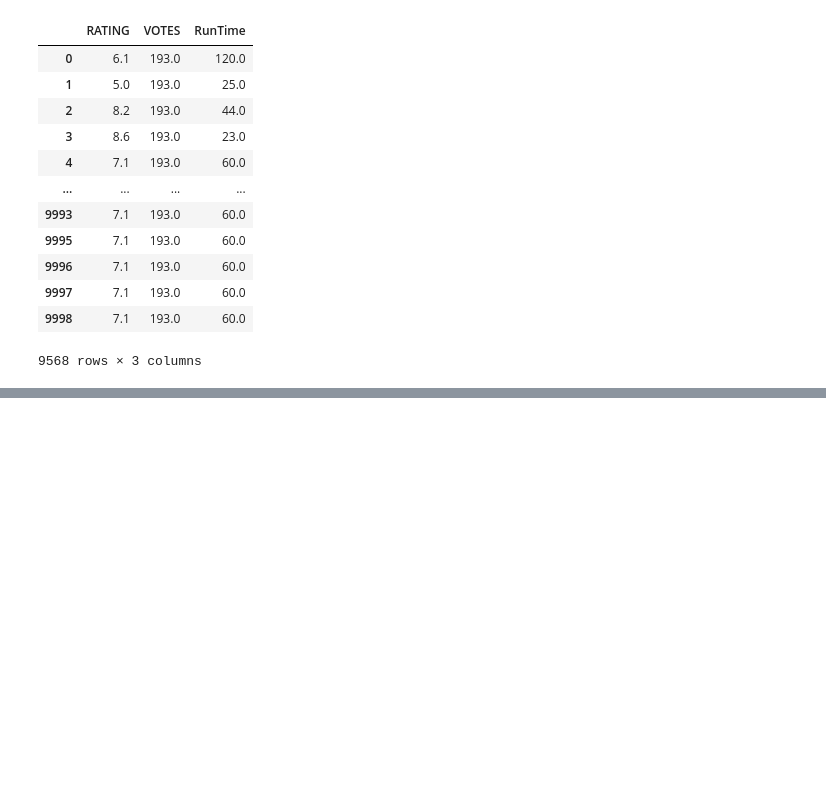
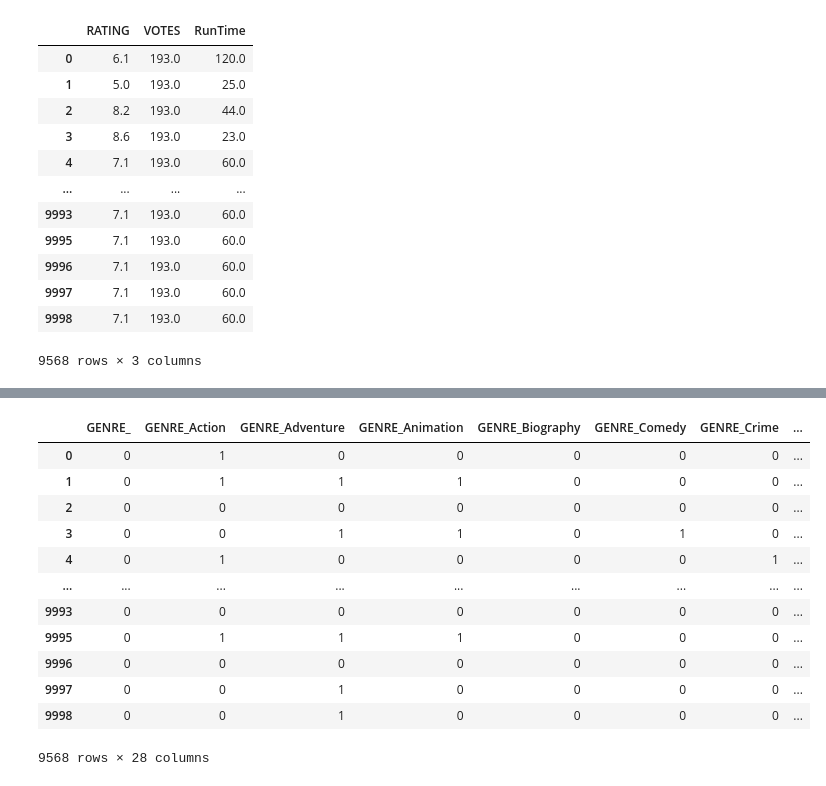
Before and after one commit to Manikanta-Peumalla1/DS_Stack, a Jupyter notebook: Data_Pre-Processing/processing-1.ipynb, the cells around one changed output, grey strips where cells are left out. Cells and saved outputs as stored; diff of their text form; code cells hidden in the pictures; blank space fills up the shorter version.

```diff
--- a/Data_Pre-Processing/processing-1.ipynb
+++ b/Data_Pre-Processing/processing-1.ipynb
@@ -252,0 +348,2 @@ outlier(df=df_num)
+# %%
+df_cat['GENRE']=df_cat['GENRE'].apply(lambda s: [t.strip() for t in s.split(',')])
@@ -252,0 +369,22 @@ outlier(df=df_num)
+# %%
+from sklearn.preprocessing import MultiLabelBinarizer
+mlb = MultiLabelBinarizer()
+genre_feats = mlb.fit_transform(df_cat['GENRE'])
+genre_feature_names = ['GENRE_'+g for g in mlb.classes_]
+genre_df = pd.DataFrame(genre_feats, columns=genre_feature_names, index=df_cat.index)
+# %%
+genre_df
+# %% [output]
+|  | GENRE_ | GENRE_Action | GENRE_Adventure | GENRE_Animation | GENRE_Biography | GENRE_Comedy | GENRE_Crime | ... |
+| 0 | 0 | 1 | 0 | 0 | 0 | 0 | 0 | ... |
+| 1 | 0 | 1 | 1 | 1 | 0 | 0 | 0 | ... |
+| 2 | 0 | 0 | 0 | 0 | 0 | 0 | 0 | ... |
+| 3 | 0 | 0 | 1 | 1 | 0 | 1 | 0 | ... |
+| 4 | 0 | 1 | 0 | 0 | 0 | 0 | 1 | ... |
+| ... | ... | ... | ... | ... | ... | ... | ... | ... |
+| 9993 | 0 | 0 | 0 | 0 | 0 | 0 | 0 | ... |
+| 9995 | 0 | 1 | 1 | 1 | 0 | 0 | 0 | ... |
+| 9996 | 0 | 0 | 0 | 0 | 0 | 0 | 0 | ... |
+| 9997 | 0 | 0 | 1 | 0 | 0 | 0 | 0 | ... |
+| 9998 | 0 | 0 | 1 | 0 | 0 | 0 | 0 | ... |
+9568 rows × 28 columns
```
Also changed, not shown: parts of 25 cells of this notebook.
